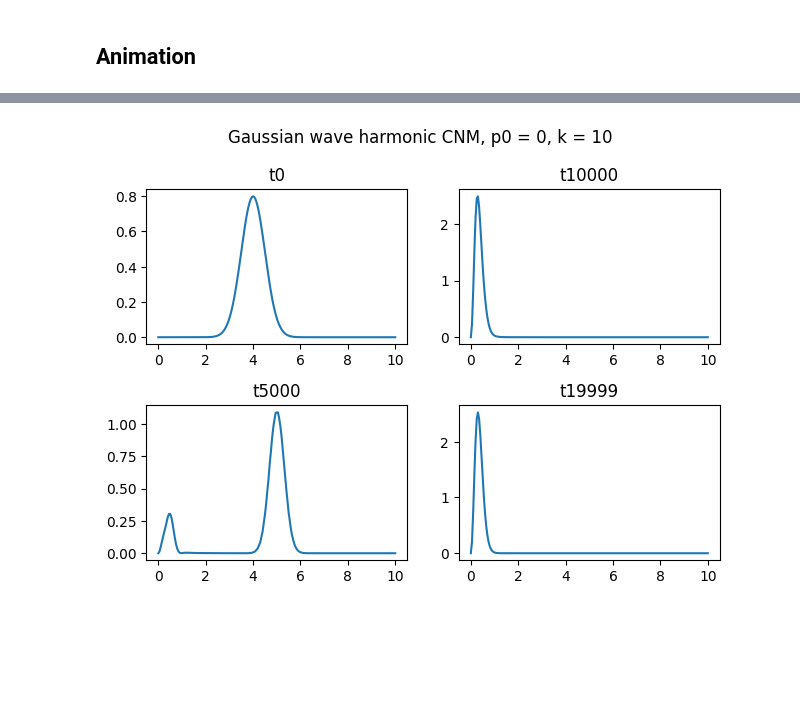
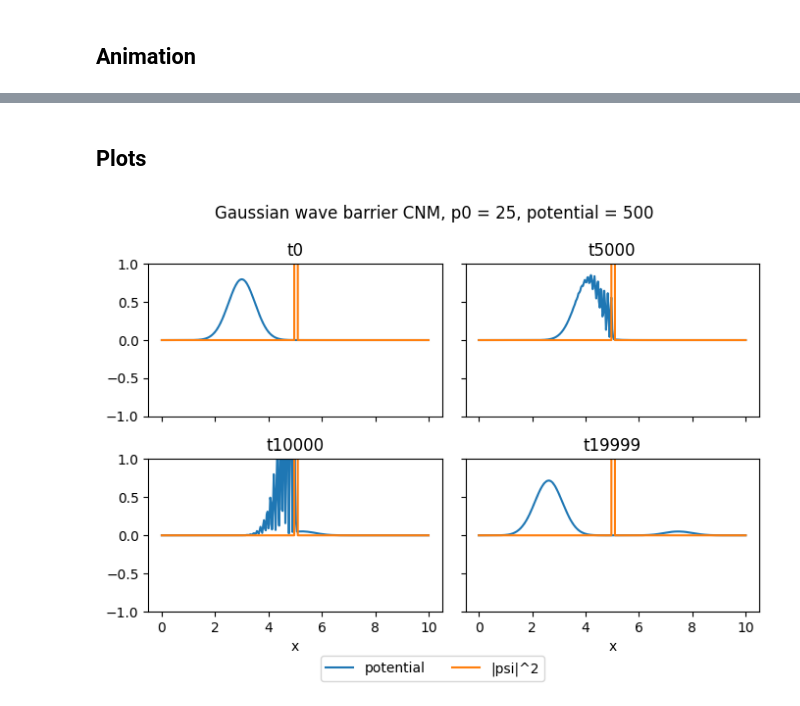
Before and after one commit to sushiTonpai/schrodinger, a Jupyter notebook: Time_dependent_schrodinger.ipynb, the cells around one changed output, grey strips where cells are left out. Saved outputs shown, nothing was run; the diff lists cells and outputs as text; code cells hidden in the pictures; blank space fills up the shorter version.

```diff
--- a/Time_dependent_schrodinger.ipynb
+++ b/Time_dependent_schrodinger.ipynb
@@ -312,23 +290,49 @@ fig.tight_layout()
-# %%
-fig, axs = plt.subplots(2, 2)
-fig.suptitle(f'Gaussian wave harmonic CNM, p0 = 0, k = 10')
-axs[0, 0].plot(x, density(psi_m00[0]) )
-axs[0, 0].set_title("t0")
-axs[1, 0].plot(x, density(psi_m00[5000]) )
-axs[1, 0].set_title("t5000")
-axs[0, 1].plot(x,density(psi_m00[10000]) )
-axs[0, 1].set_title("t10000")
-axs[1, 1].plot(x, density(psi_m00[19999]) )
-axs[1, 1].set_title("t19999")
-fig.tight_layout()
-
-
-# save plot
-# file_format = 'png'
-# file_name = f'Gaussian wave harmonic FD, p0 = 0'
-
-# directory = '/Users/Windows10/Desktop/schrodinger/animation'
-# output_file = os.path.join(directory, f'{file_name}.{file_format}')
-# plt.savefig(output_file)
-# %% [output]
-[figure, removed]
+# %% [markdown]
+## Plots
+# %%
+Method = 'CNM'
+
+if Method == 'FD':
+    psi_mm = psi_m00
+elif Method == 'CNM':
+    psi_mm = psi_m11
+else:
+    print("ERROR")
+    sys.exit()
+
+fig, axs = plt.subplots(2, 2, figsize=(7,5), sharex=True, sharey=True,
+                        constrained_layout=False)
+fig.suptitle(f'Gaussian wave barrier {Method}, p0 = 25, potential = 500')
+
+# labels and times
+labels = ['potential' ,'|psi|^2']
+times = [0,5000,10000,19999]
+
+# plotting subplot with different data
+axs = axs.ravel()
+for i,ts in enumerate(times):
+    axs[i].plot(x, density(psi_mm[ts]) ,label= labels[1])
+    axs[i].set_title(f't{ts}')
+
+# plotting subplot with same data across all subplots
+for ax in axs.flat:
+    ax.plot(x,V0, label = labels[0])
+    ax.set_ylim(-1,1)
+    ax.set_xlabel("x")
+    ax.label_outer()
+
+fig.tight_layout()
+fig.subplots_adjust(bottom=0.15)
+fig.legend(labels=labels, loc="lower center", ncol = len(labels))
+plt.show()
+
+
+# save plot
+# file_format = 'png'
+# file_name = f'Gaussian wave harmonic {Method}, p0 = 0'
+
+# directory = '/Users/Windows10/Desktop/schrodinger/animation'
+# output_file = os.path.join(directory, f'{file_name}.{file_format}')
+# plt.savefig(output_file)
+# %% [output]
+[figure, added]
```
Also changed, not shown: parts of 6 cells of this notebook, 2 other files.
